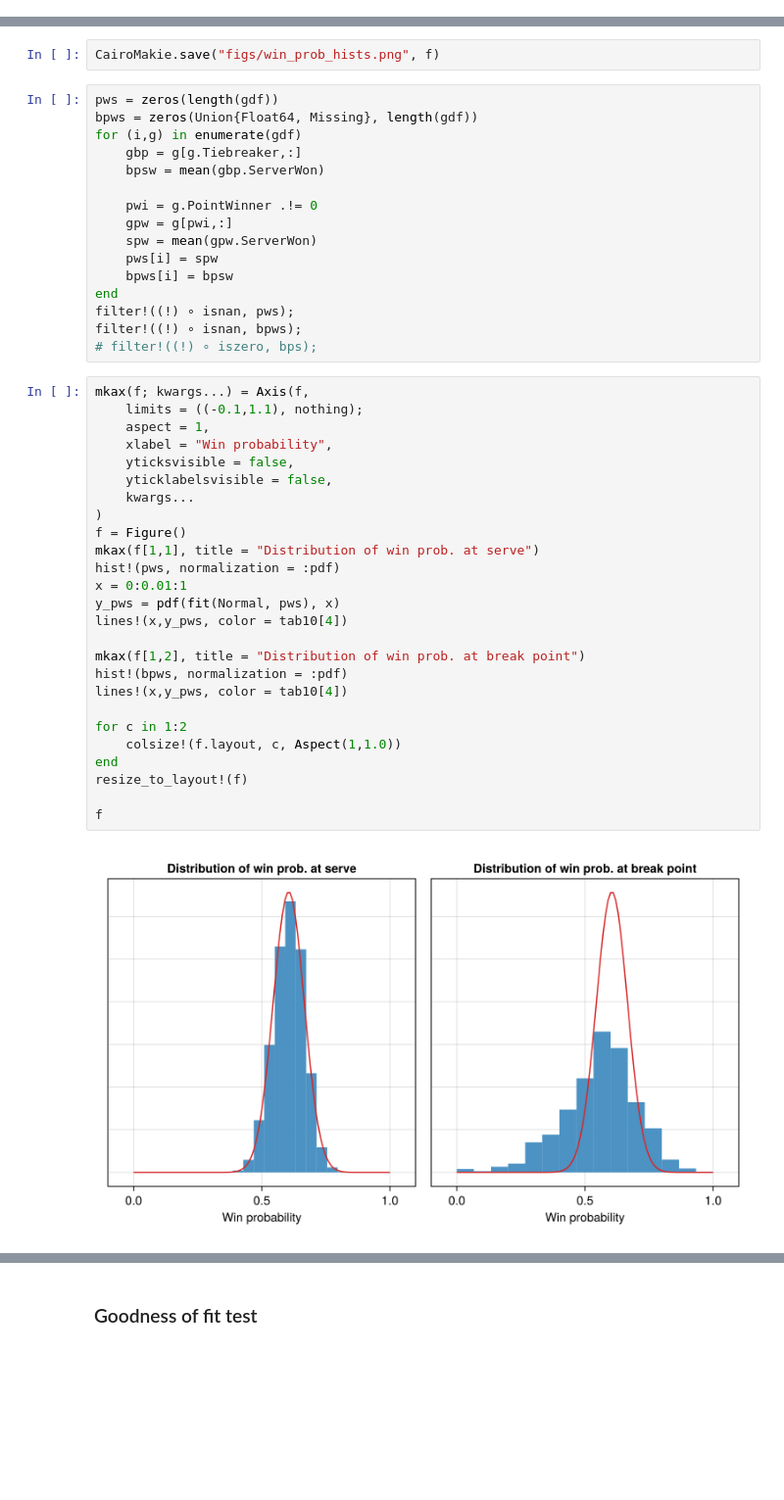
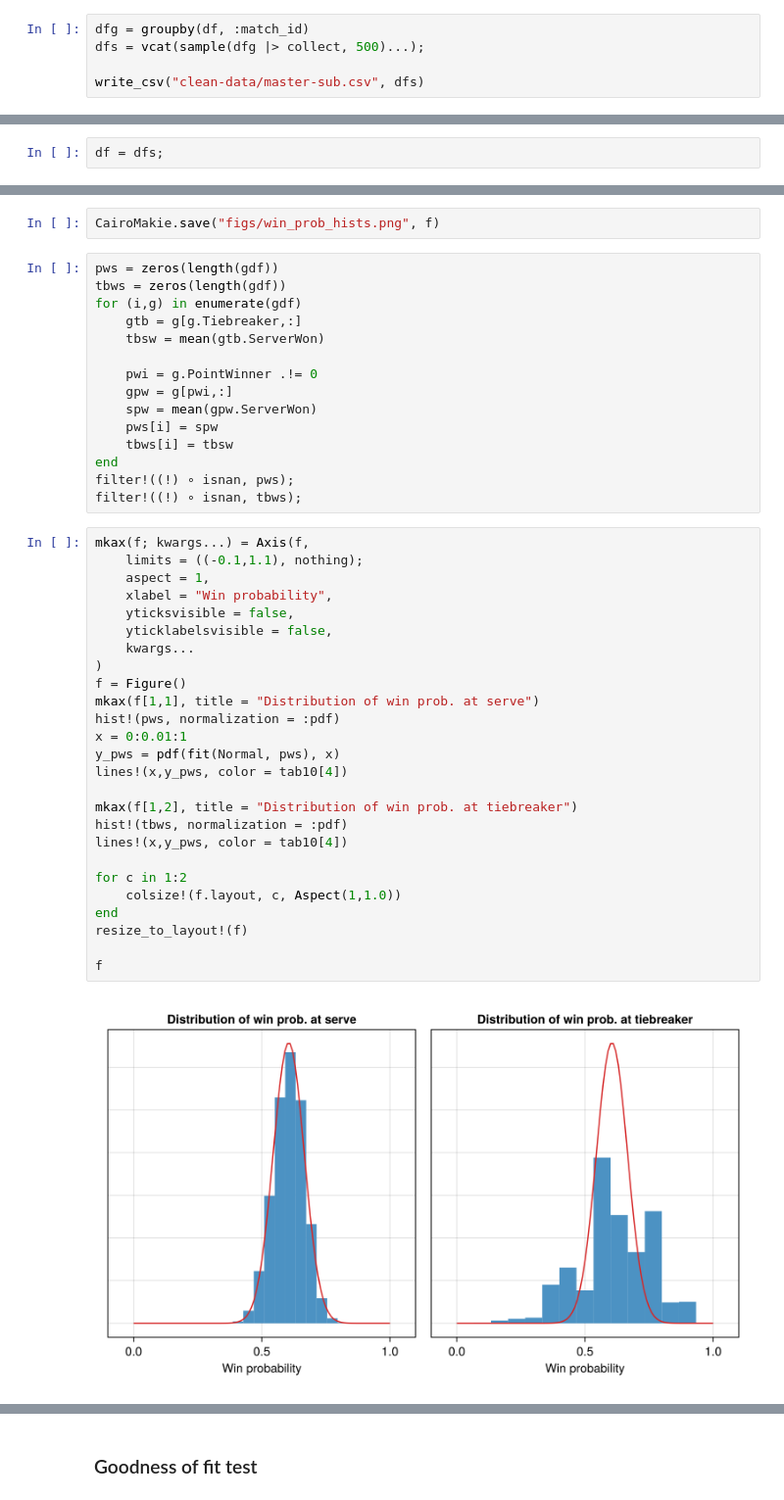
Before and after one commit to VictorKeil/grand-slam-analysis, a Jupyter notebook: Main.ipynb, the cells around one changed output, grey strips where cells are left out. Shown at 98% size. Saved outputs shown, nothing was run; the diff lists cells and outputs as text; blank space fills up the shorter version.

```diff
--- a/Main.ipynb
+++ b/Main.ipynb
@@ -195,0 +225,5 @@ CSV.write(
+# %%
+dfg = groupby(df, :match_id)
+dfs = vcat(sample(dfg |> collect, 500)...);
+
+write_csv("clean-data/master-sub.csv", dfs)
@@ -198,3 +236,5 @@ CSV.write(
+# %%
+df = dfs;
 # %% [markdown]
 ## Data characterization
 # %% [markdown]
@@ -303,45 +397,44 @@ f
 CairoMakie.save("figs/win_prob_hists.png", f)
 # %%
 pws = zeros(length(gdf))
-bpws = zeros(Union{Float64, Missing}, length(gdf))
+tbws = zeros(length(gdf))
 for (i,g) in enumerate(gdf)
-    gbp = g[g.Tiebreaker,:]
-    bpsw = mean(gbp.ServerWon)
+    gtb = g[g.Tiebreaker,:]
+    tbsw = mean(gtb.ServerWon)
 
     pwi = g.PointWinner .!= 0
     gpw = g[pwi,:]
     spw = mean(gpw.ServerWon)
     pws[i] = spw
-    bpws[i] = bpsw
+    tbws[i] = tbsw
 end
 filter!((!) ∘ isnan, pws);
-filter!((!) ∘ isnan, bpws);
-# filter!((!) ∘ iszero, bps);
+filter!((!) ∘ isnan, tbws);
 # %%
 mkax(f; kwargs...) = Axis(f,
     limits = ((-0.1,1.1), nothing);
     aspect = 1,
     xlabel = "Win probability",
     yticksvisible = false,
     yticklabelsvisible = false,
     kwargs...
 )
 f = Figure()
 mkax(f[1,1], title = "Distribution of win prob. at serve")
 hist!(pws, normalization = :pdf)
 x = 0:0.01:1
 y_pws = pdf(fit(Normal, pws), x)
 lines!(x,y_pws, color = tab10[4])
 
-mkax(f[1,2], title = "Distribution of win prob. at break point")
-hist!(bpws, normalization = :pdf)
+mkax(f[1,2], title = "Distribution of win prob. at tiebreaker")
+hist!(tbws, normalization = :pdf)
 lines!(x,y_pws, color = tab10[4])
 
 for c in 1:2
     colsize!(f.layout, c, Aspect(1,1.0))
 end
 resize_to_layout!(f)
 
 f
 # %% [output]
-[figure, old version]
+[figure, new version]
```
Also changed, not shown: parts of 23 cells of this notebook, 4 other files.
